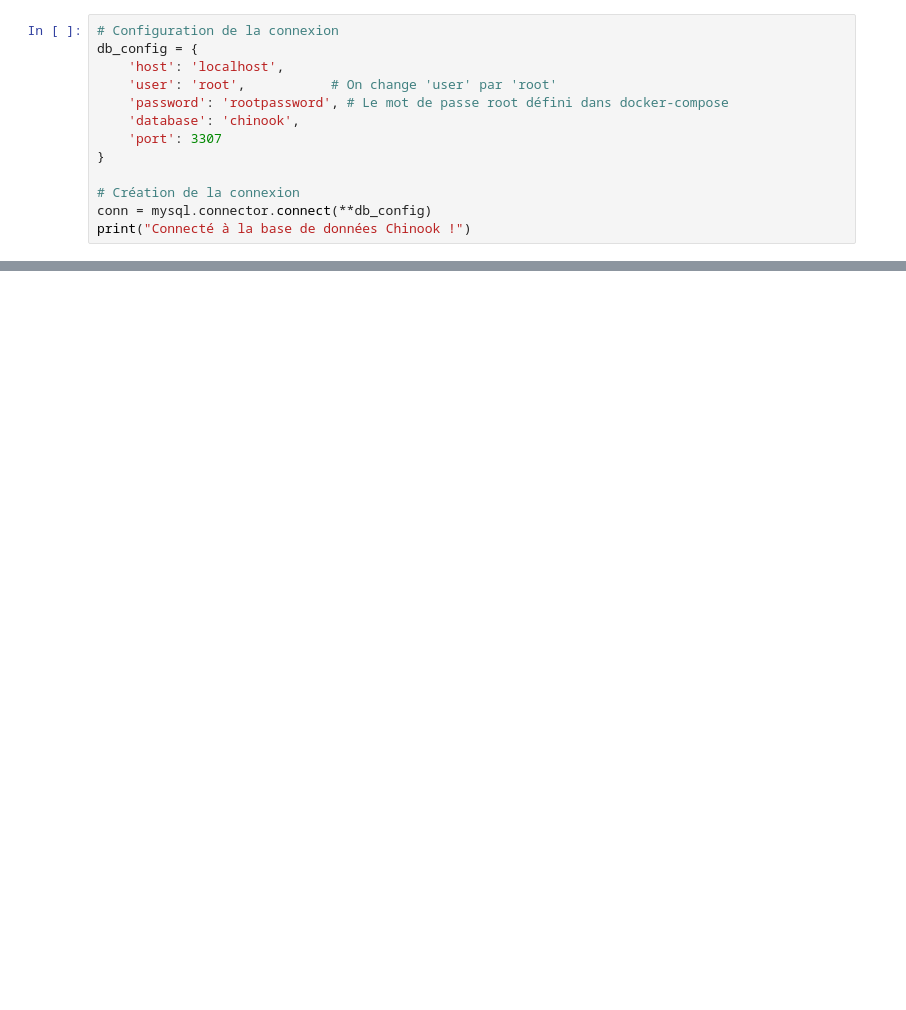
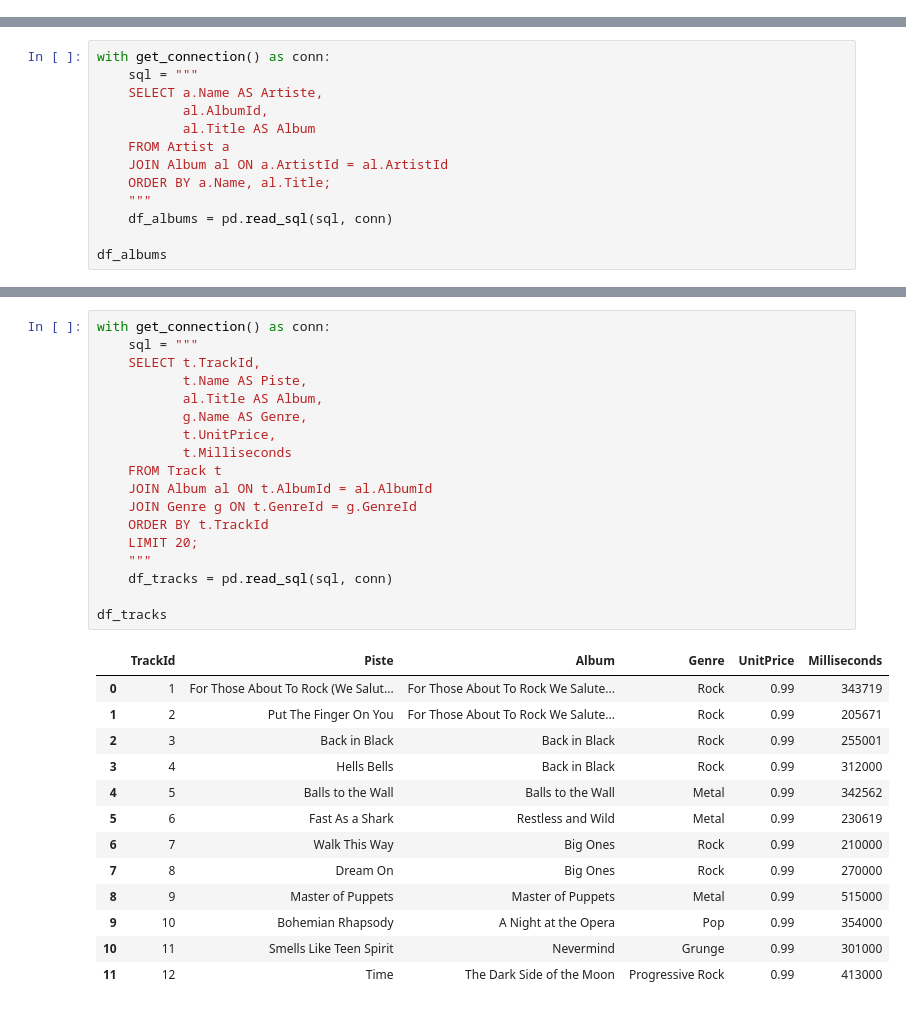
Before and after one commit to dina-yahiaoui/btp-projet-container, a Jupyter notebook: notebooks/analysis.ipynb, the cells around one changed output, grey strips where cells are left out. Cells and saved outputs as stored; diff of their text form; blank space fills up the shorter version.

```diff
--- a/notebooks/analysis.ipynb
+++ b/notebooks/analysis.ipynb
@@ -6,16 +5,3 @@ import mysql.connector
 print("Librairies chargées avec succès !")
 # %% [output]
 Librairies chargées avec succès !
-# %%
-# Configuration de la connexion
-db_config = {
-    'host': 'localhost',
-    'user': 'root',           # On change 'user' par 'root'
-    'password': 'rootpassword', # Le mot de passe root défini dans docker-compose
-    'database': 'chinook',
-    'port': 3307
-}
-
-# Création de la connexion
-conn = mysql.connector.connect(**db_config)
-print("Connecté à la base de données Chinook !")
@@ -54,0 +63,13 @@ plt.show()
+# %%
+with get_connection() as conn:
+    sql = """
+    SELECT a.Name AS Artiste,
+           al.AlbumId,
+           al.Title AS Album
+    FROM Artist a
+    JOIN Album al ON a.ArtistId = al.ArtistId
+    ORDER BY a.Name, al.Title;
+    """
+    df_albums = pd.read_sql(sql, conn)
+
+df_albums
@@ -54,0 +88,32 @@ plt.show()
+# %%
+with get_connection() as conn:
+    sql = """
+    SELECT t.TrackId,
+           t.Name AS Piste,
+           al.Title AS Album,
+           g.Name AS Genre,
+           t.UnitPrice,
+           t.Milliseconds
+    FROM Track t
+    JOIN Album al ON t.AlbumId = al.AlbumId
+    JOIN Genre g ON t.GenreId = g.GenreId
+    ORDER BY t.TrackId
+    LIMIT 20;
+    """
+    df_tracks = pd.read_sql(sql, conn)
+
+df_tracks
+# %% [output]
+|  | TrackId | Piste | Album | Genre | UnitPrice | Milliseconds |
+| 0 | 1 | For Those About To Rock (We Salut... | For Those About To Rock We Salute... | Rock | 0.99 | 343719 |
+| 1 | 2 | Put The Finger On You | For Those About To Rock We Salute... | Rock | 0.99 | 205671 |
+| 2 | 3 | Back in Black | Back in Black | Rock | 0.99 | 255001 |
+| 3 | 4 | Hells Bells | Back in Black | Rock | 0.99 | 312000 |
+| 4 | 5 | Balls to the Wall | Balls to the Wall | Metal | 0.99 | 342562 |
+| 5 | 6 | Fast As a Shark | Restless and Wild | Metal | 0.99 | 230619 |
+| 6 | 7 | Walk This Way | Big Ones | Rock | 0.99 | 210000 |
+| 7 | 8 | Dream On | Big Ones | Rock | 0.99 | 270000 |
+| 8 | 9 | Master of Puppets | Master of Puppets | Metal | 0.99 | 515000 |
+| 9 | 10 | Bohemian Rhapsody | A Night at the Opera | Pop | 0.99 | 354000 |
+| 10 | 11 | Smells Like Teen Spirit | Nevermind | Grunge | 0.99 | 301000 |
+| 11 | 12 | Time | The Dark Side of the Moon | Progressive Rock | 0.99 | 413000 |
```
Also changed, not shown: parts of 9 cells of this notebook, 7 other files.
